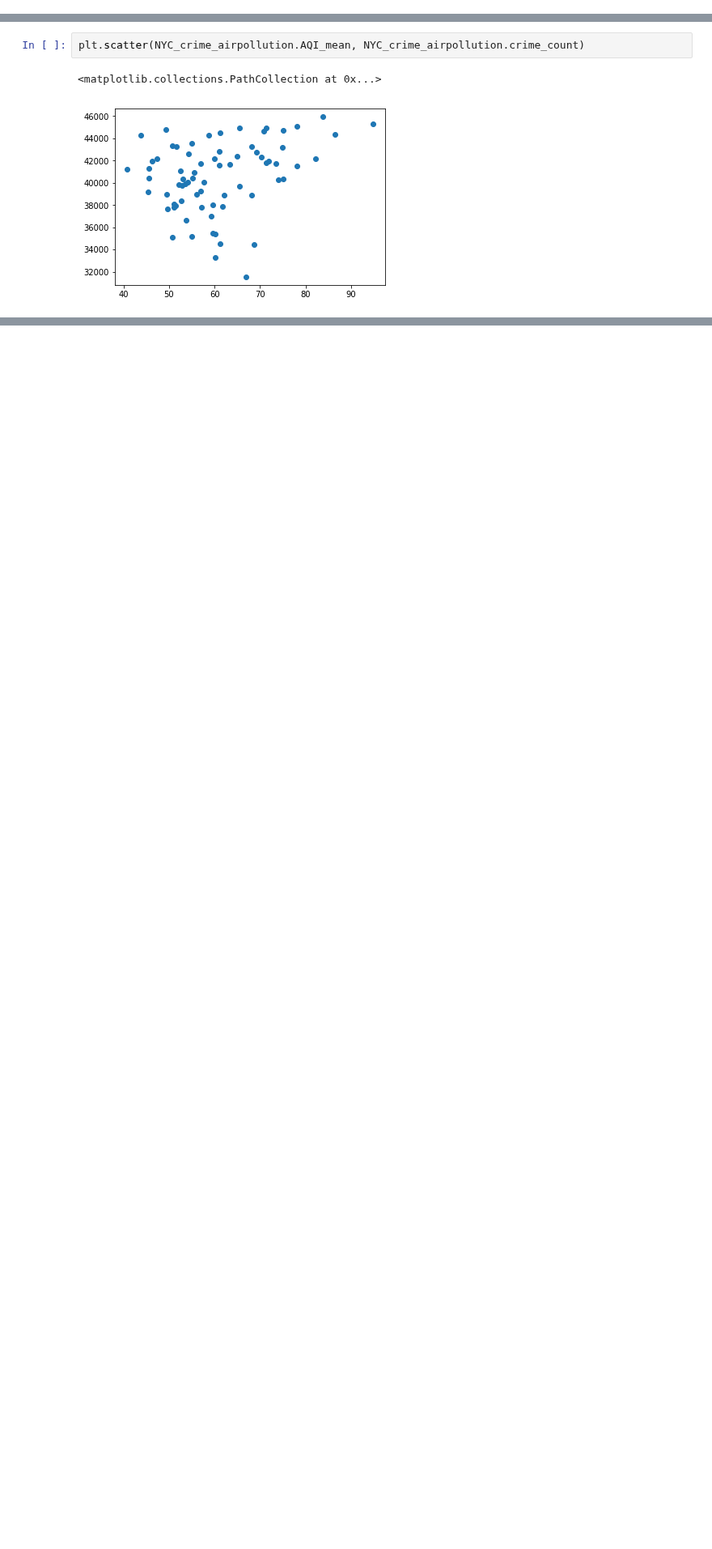
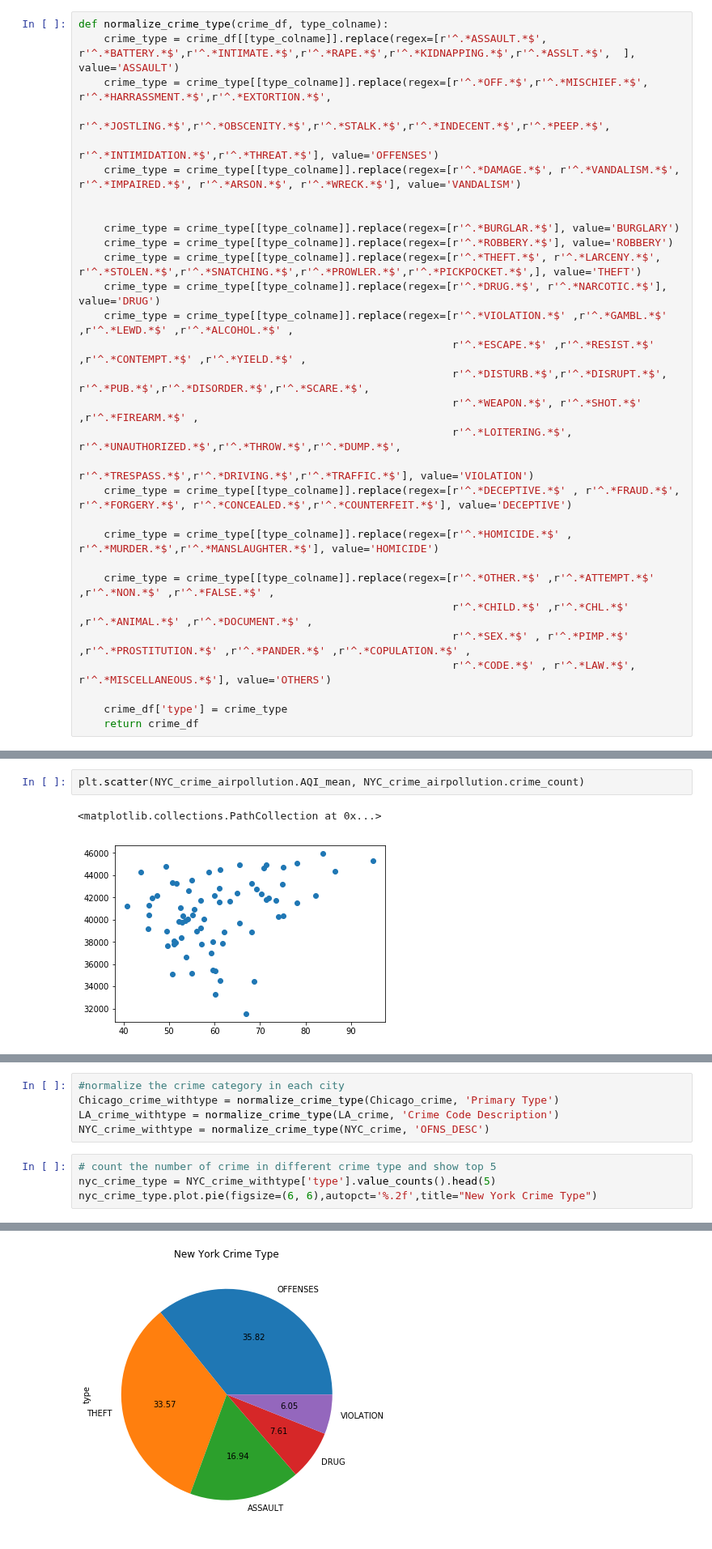
Before and after one commit to AprilW048/Final_Project, a Jupyter notebook: Air Pollution.ipynb, the cells around one changed output, grey strips where cells are left out. Shown at 81% size. Saved outputs shown, nothing was run; the diff lists cells and outputs as text; blank space fills up the shorter version.

```diff
--- a/Air Pollution.ipynb
+++ b/Air Pollution.ipynb
@@ -97,3 +90,33 @@ def normaolize_crime_type(crime_df, type_colname):
+# %%
+def normalize_crime_type(crime_df, type_colname):
+    crime_type = crime_df[[type_colname]].replace(regex=[r'^.*ASSAULT.*$', r'^.*BATTERY.*$',r'^.*INTIMATE.*$',r'^.*RAPE.*$',r'^.*KIDNAPPING.*$',r'^.*ASSLT.*$',  ], value='ASSAULT')
+    crime_type = crime_type[[type_colname]].replace(regex=[r'^.*OFF.*$',r'^.*MISCHIEF.*$', r'^.*HARRASSMENT.*$',r'^.*EXTORTION.*$',
+                                                           r'^.*JOSTLING.*$',r'^.*OBSCENITY.*$',r'^.*STALK.*$',r'^.*INDECENT.*$',r'^.*PEEP.*$',
+                                                           r'^.*INTIMIDATION.*$',r'^.*THREAT.*$'], value='OFFENSES')
+    crime_type = crime_type[[type_colname]].replace(regex=[r'^.*DAMAGE.*$', r'^.*VANDALISM.*$', r'^.*IMPAIRED.*$', r'^.*ARSON.*$', r'^.*WRECK.*$'], value='VANDALISM')
+
+
+    crime_type = crime_type[[type_colname]].replace(regex=[r'^.*BURGLAR.*$'], value='BURGLARY')
+    crime_type = crime_type[[type_colname]].replace(regex=[r'^.*ROBBERY.*$'], value='ROBBERY')
+    crime_type = crime_type[[type_colname]].replace(regex=[r'^.*THEFT.*$', r'^.*LARCENY.*$', r'^.*STOLEN.*$',r'^.*SNATCHING.*$',r'^.*PROWLER.*$',r'^.*PICKPOCKET.*$',], value='THEFT')
+    crime_type = crime_type[[type_colname]].replace(regex=[r'^.*DRUG.*$', r'^.*NARCOTIC.*$'], value='DRUG')
+    crime_type = crime_type[[type_colname]].replace(regex=[r'^.*VIOLATION.*$' ,r'^.*GAMBL.*$' ,r'^.*LEWD.*$' ,r'^.*ALCOHOL.*$' ,
+                                                           r'^.*ESCAPE.*$' ,r'^.*RESIST.*$' ,r'^.*CONTEMPT.*$' ,r'^.*YIELD.*$' ,
+                                                           r'^.*DISTURB.*$',r'^.*DISRUPT.*$', r'^.*PUB.*$',r'^.*DISORDER.*$',r'^.*SCARE.*$',
+                                                           r'^.*WEAPON.*$', r'^.*SHOT.*$' ,r'^.*FIREARM.*$' ,
+                                                           r'^.*LOITERING.*$', r'^.*UNAUTHORIZED.*$',r'^.*THROW.*$',r'^.*DUMP.*$',
+                                                           r'^.*TRESPASS.*$',r'^.*DRIVING.*$',r'^.*TRAFFIC.*$'], value='VIOLATION')
+    crime_type = crime_type[[type_colname]].replace(regex=[r'^.*DECEPTIVE.*$' , r'^.*FRAUD.*$', r'^.*FORGERY.*$', r'^.*CONCEALED.*$',r'^.*COUNTERFEIT.*$'], value='DECEPTIVE')
+
+    crime_type = crime_type[[type_colname]].replace(regex=[r'^.*HOMICIDE.*$' , r'^.*MURDER.*$',r'^.*MANSLAUGHTER.*$'], value='HOMICIDE')
+
+    crime_type = crime_type[[type_colname]].replace(regex=[r'^.*OTHER.*$' ,r'^.*ATTEMPT.*$' ,r'^.*NON.*$' ,r'^.*FALSE.*$' ,
+                                                           r'^.*CHILD.*$' ,r'^.*CHL.*$' ,r'^.*ANIMAL.*$' ,r'^.*DOCUMENT.*$' ,
+                                                           r'^.*SEX.*$' , r'^.*PIMP.*$' ,r'^.*PROSTITUTION.*$' ,r'^.*PANDER.*$' ,r'^.*COPULATION.*$' ,
+                                                           r'^.*CODE.*$' , r'^.*LAW.*$', r'^.*MISCELLANEOUS.*$'], value='OTHERS')
+
+    crime_df['type'] = crime_type
+    return crime_df
 # %%
 airpollution=pd.DataFrame()
 airpollution_dir = './daily_aqi_by_cbsa/daily_aqi_by_cbsa_'
@@ -502,0 +529,10 @@ normaolize_crime_type(a, 'OFNS_DESC')
+# %%
+#normalize the crime category in each city
+Chicago_crime_withtype = normalize_crime_type(Chicago_crime, 'Primary Type')
+LA_crime_withtype = normalize_crime_type(LA_crime, 'Crime Code Description')
+NYC_crime_withtype = normalize_crime_type(NYC_crime, 'OFNS_DESC')
+# %%
+# count the number of crime in different crime type and show top 5
+nyc_crime_type = NYC_crime_withtype['type'].value_counts().head(5)
+nyc_crime_type.plot.pie(figsize=(6, 6),autopct='%.2f',title="New York Crime Type")
+# %% [output]
@@ -502,0 +540 @@ normaolize_crime_type(a, 'OFNS_DESC')
+[figure, added]
```
Also changed, not shown: parts of 56 cells of this notebook.
